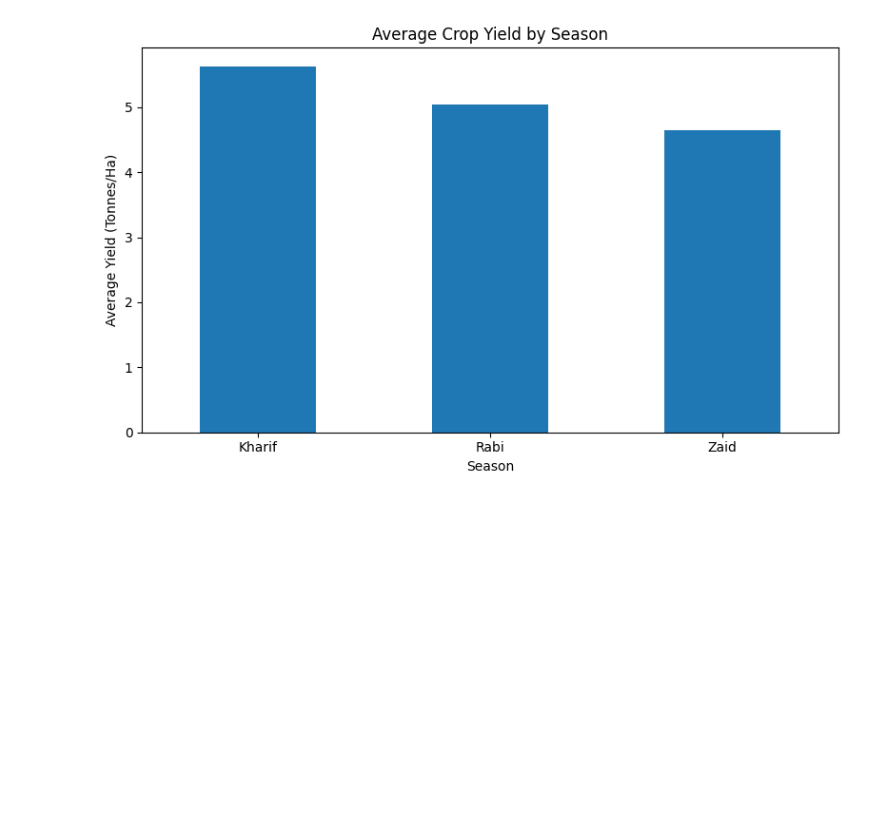
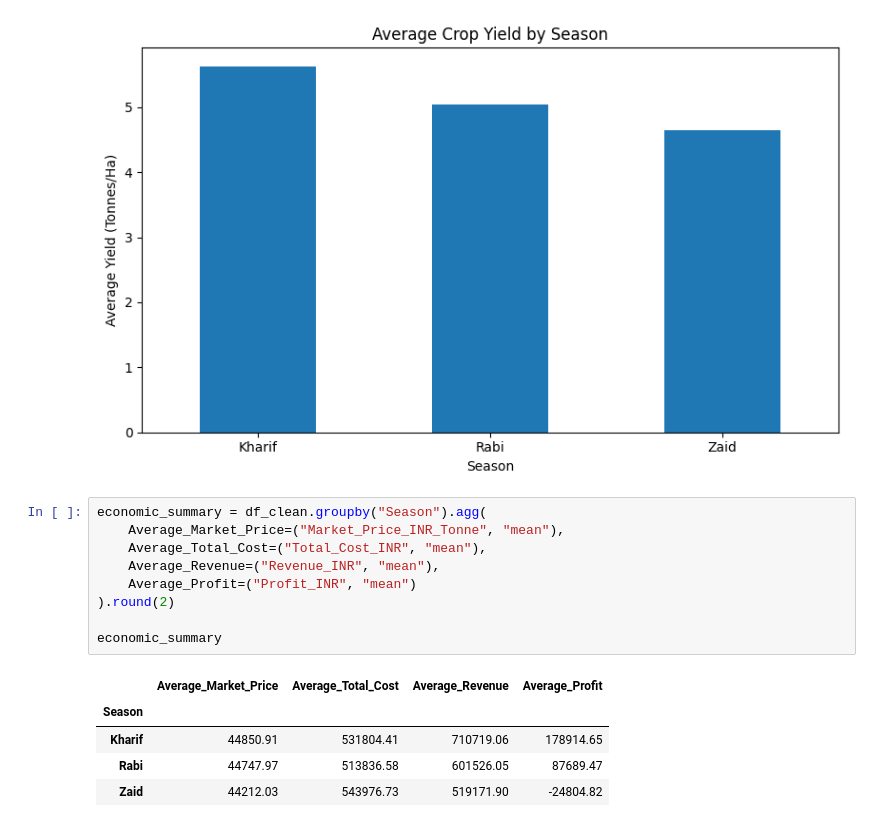
Before and after one commit to kaustubh9306-git/seasonal-agriculture-performance-analysis, a Jupyter notebook: Untitled4.ipynb, the cells around one changed output. Drawn from its saved outputs; the diff is of its cells as text; blank space fills up the shorter version.

```diff
--- a/Untitled4.ipynb
+++ b/Untitled4.ipynb
@@ -181,3 +181,18 @@ plt.tight_layout()
 plt.show()
 # %% [output]
 [figure]
+# %%
+economic_summary = df_clean.groupby("Season").agg(
+    Average_Market_Price=("Market_Price_INR_Tonne", "mean"),
+    Average_Total_Cost=("Total_Cost_INR", "mean"),
+    Average_Revenue=("Revenue_INR", "mean"),
+    Average_Profit=("Profit_INR", "mean")
+).round(2)
+
+economic_summary
+# %% [output]
+|  | Average_Market_Price | Average_Total_Cost | Average_Revenue | Average_Profit |
+| Season |  |  |  |  |
+| Kharif | 44850.91 | 531804.41 | 710719.06 | 178914.65 |
+| Rabi | 44747.97 | 513836.58 | 601526.05 | 87689.47 |
+| Zaid | 44212.03 | 543976.73 | 519171.90 | -24804.82 |
```
Also changed, not shown: parts of 1 cell of this notebook.
